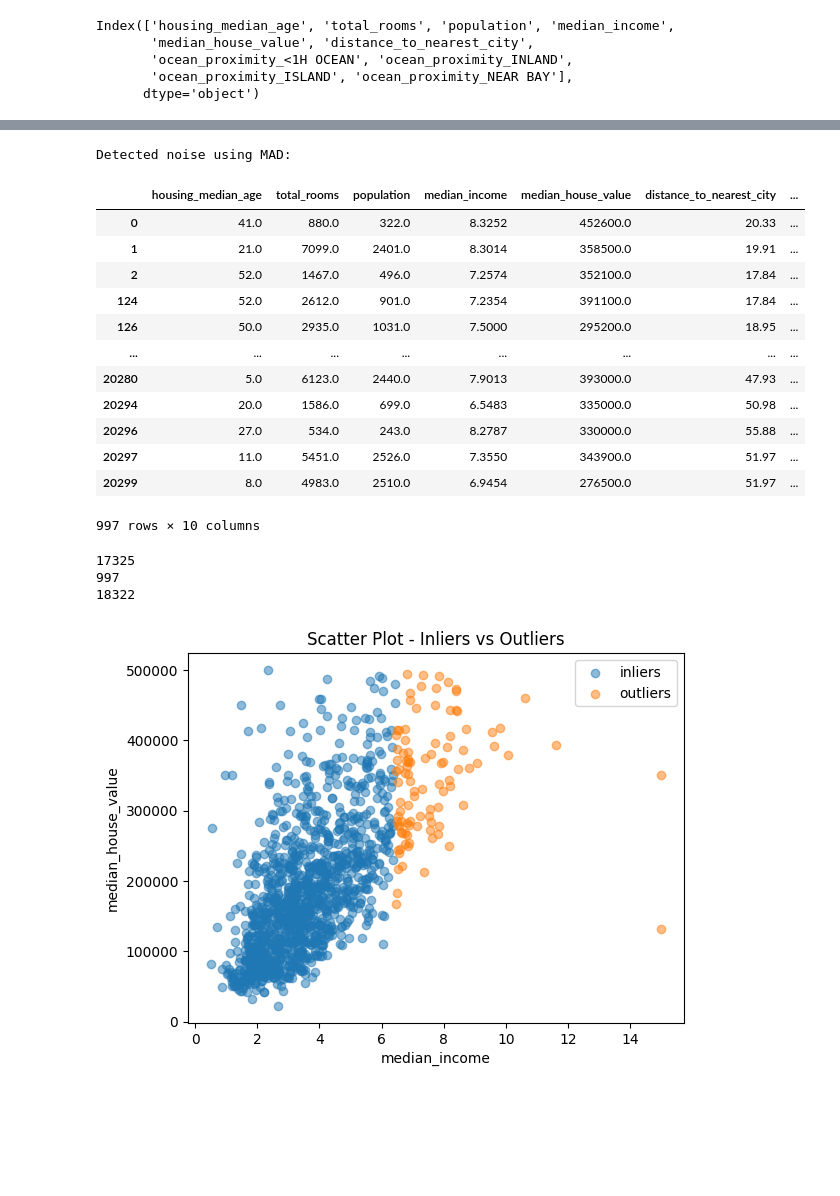
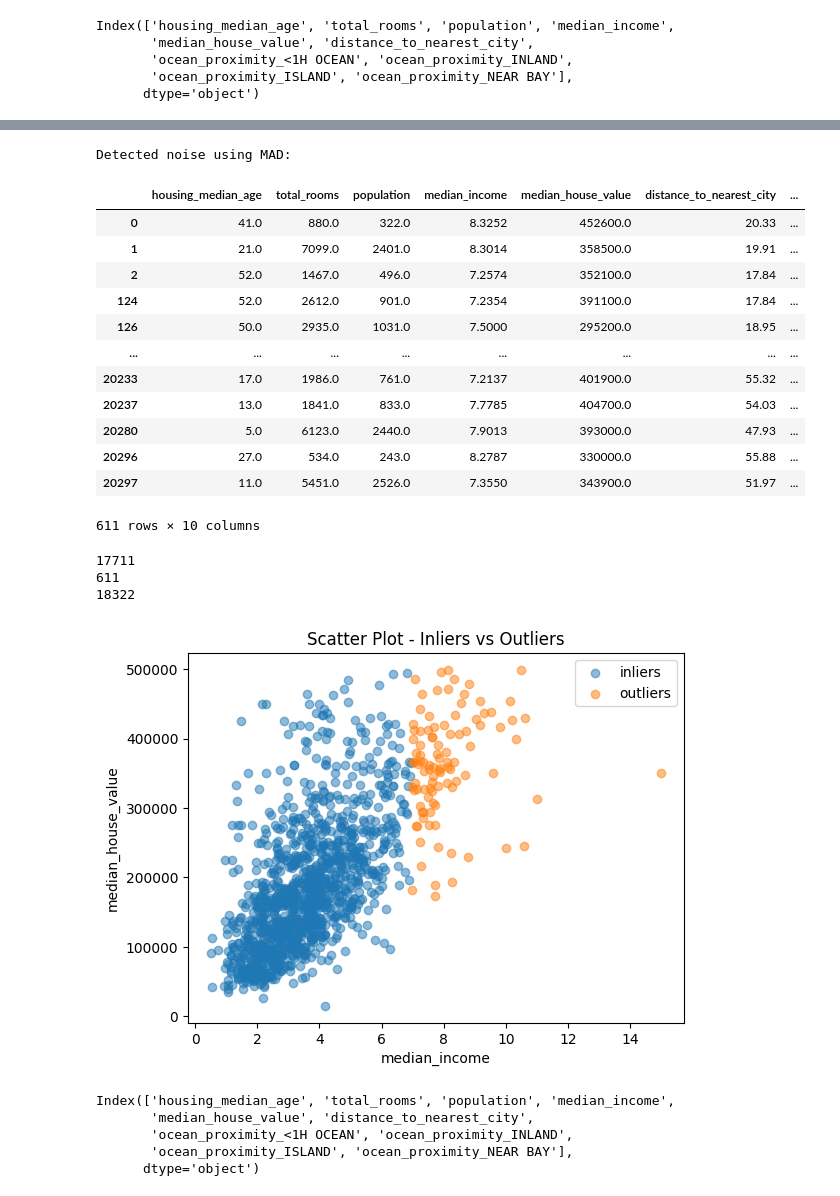
Before and after one commit to RovSveta/Advanced_Data_analytics_2025, a Jupyter notebook: Exercise_project_1/Regression_dataset/outlier_and_noise_detection.ipynb, the cells around one changed output, grey strips where cells are left out. Cells and saved outputs as stored; diff of their text form; code cells hidden in the pictures; blank space fills up the shorter version.

```diff
--- a/Exercise_project_1/Regression_dataset/outlier_and_noise_detection.ipynb
+++ b/Exercise_project_1/Regression_dataset/outlier_and_noise_detection.ipynb
@@ -87,47 +57,47 @@ print(len(noise))
 # %%
 variable = "median_income"
 
 # Calculate the median
 median = df[variable].median()
 
 # Calculate MAD
 mad = np.median(np.abs(df[variable] - median))
 
 # Define a threshold for noise detection
 # adjust the numeric modifier for aggressiveness
 # e.g. try 2.5 or 4.5 etc.
 # if the value is too high, you will find no noise (decrease in that case)
-threshold = 3.0 * mad
+threshold = 3.5 * mad
 
 # Detect noise
 noise = df[np.abs(df[variable] - median) > threshold]
 
 inliers = df.drop(noise.index)
 
 print("Detected noise using MAD:")
 noise
 # %% [output]
 Detected noise using MAD:
 |  | housing_median_age | total_rooms | population | median_income | median_house_value | distance_to_nearest_city | ... |
 | 0 | 41.0 | 880.0 | 322.0 | 8.3252 | 452600.0 | 20.33 | ... |
 | 1 | 21.0 | 7099.0 | 2401.0 | 8.3014 | 358500.0 | 19.91 | ... |
 | 2 | 52.0 | 1467.0 | 496.0 | 7.2574 | 352100.0 | 17.84 | ... |
 | 124 | 52.0 | 2612.0 | 901.0 | 7.2354 | 391100.0 | 17.84 | ... |
 | 126 | 50.0 | 2935.0 | 1031.0 | 7.5000 | 295200.0 | 18.95 | ... |
 | ... | ... | ... | ... | ... | ... | ... | ... |
+| 20233 | 17.0 | 1986.0 | 761.0 | 7.2137 | 401900.0 | 55.32 | ... |
+| 20237 | 13.0 | 1841.0 | 833.0 | 7.7785 | 404700.0 | 54.03 | ... |
 | 20280 | 5.0 | 6123.0 | 2440.0 | 7.9013 | 393000.0 | 47.93 | ... |
-| 20294 | 20.0 | 1586.0 | 699.0 | 6.5483 | 335000.0 | 50.98 | ... |
 | 20296 | 27.0 | 534.0 | 243.0 | 8.2787 | 330000.0 | 55.88 | ... |
 | 20297 | 11.0 | 5451.0 | 2526.0 | 7.3550 | 343900.0 | 51.97 | ... |
-| 20299 | 8.0 | 4983.0 | 2510.0 | 6.9454 | 276500.0 | 51.97 | ... |
-997 rows × 10 columns
+611 rows × 10 columns
 # %%
 print(len(inliers))
 print(len(noise))
 print(len(df))
 # %% [output]
-17325
-997
+17711
+611
 18322
 # %%
 import matplotlib.pyplot as plt
@@ -150,4 +120,12 @@ plt.title("Scatter Plot - Inliers vs Outliers")
 plt.legend()
 plt.show()
 # %% [output]
-[figure, old version]
+[figure, new version]
+# %%
+df.columns
+# %% [output]
+Index(['housing_median_age', 'total_rooms', 'population', 'median_income',
+       'median_house_value', 'distance_to_nearest_city',
+       'ocean_proximity_<1H OCEAN', 'ocean_proximity_INLAND',
+       'ocean_proximity_ISLAND', 'ocean_proximity_NEAR BAY'],
+      dtype='object')
```
Also changed, not shown: parts of 5 cells of this notebook, 3 other files.
